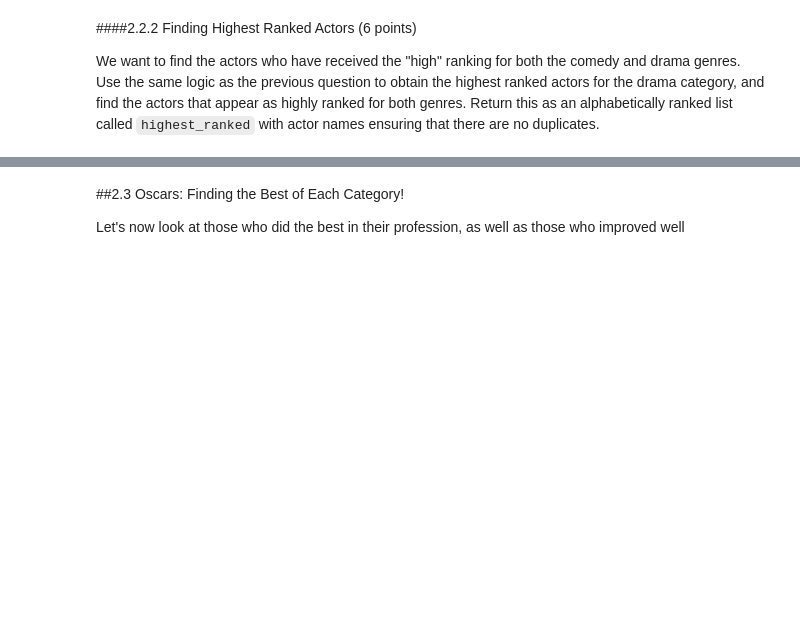
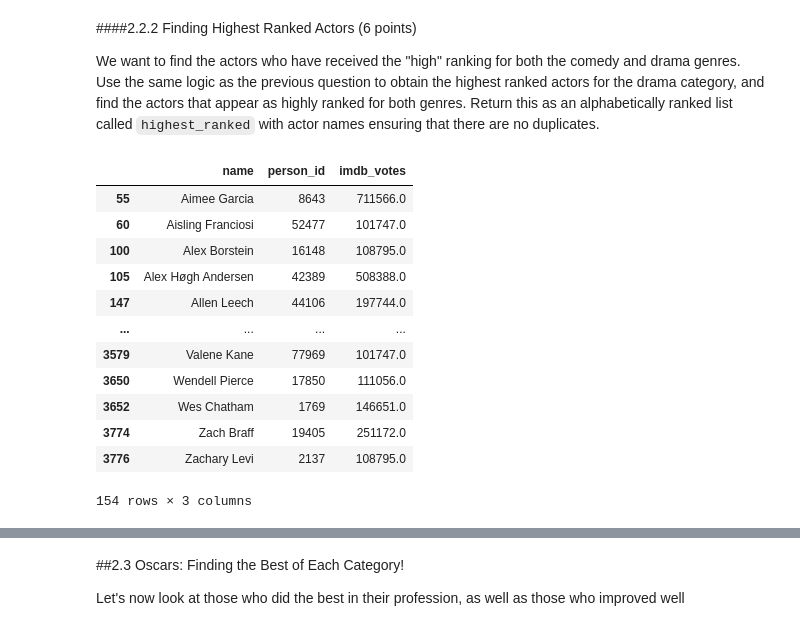
Before and after one commit to YanfuOu/CIS545, a Jupyter notebook: Yanfu_HW_1_FA2024.ipynb, the cells around one changed output, grey strips where cells are left out. Cells and saved outputs as stored; diff of their text form; code cells hidden in the pictures; blank space fills up the shorter version.

```diff
--- a/Yanfu_HW_1_FA2024.ipynb
+++ b/Yanfu_HW_1_FA2024.ipynb
@@ -973,0 +972,23 @@ We want to find the actors who have received the "high" ranking for both the com
+# %%
+# High drama
+comedy_actors_df = titles_final_df[(titles_final_df['genres_expanded'] == 'drama') & (titles_final_df['is_movie'] == 0) ]
+new_merged_drama_df = pd.merge(comedy_actors_df, credits_df, on='id', how='inner')
+new_merged_drama_df = new_merged_drama_df[new_merged_drama_df['role'] == 'ACTOR']
+
+drama_actors_df = new_merged_drama_df.groupby(by=['name','person_id'], as_index=False)['imdb_votes'].mean().reset_index(drop=True).dropna().drop_duplicates()
+high_drama = drama_actors_df[drama_actors_df['imdb_votes'] > 100_000]
+high_drama
+# %% [output]
+|  | name | person_id | imdb_votes |
+| 55 | Aimee Garcia | 8643 | 711566.0 |
+| 60 | Aisling Franciosi | 52477 | 101747.0 |
+| 100 | Alex Borstein | 16148 | 108795.0 |
+| 105 | Alex Høgh Andersen | 42389 | 508388.0 |
+| 147 | Allen Leech | 44106 | 197744.0 |
+| ... | ... | ... | ... |
+| 3579 | Valene Kane | 77969 | 101747.0 |
+| 3650 | Wendell Pierce | 17850 | 111056.0 |
+| 3652 | Wes Chatham | 1769 | 146651.0 |
+| 3774 | Zach Braff | 19405 | 251172.0 |
+| 3776 | Zachary Levi | 2137 | 108795.0 |
+154 rows × 3 columns
```
Also changed, not shown: parts of 5 cells of this notebook.
